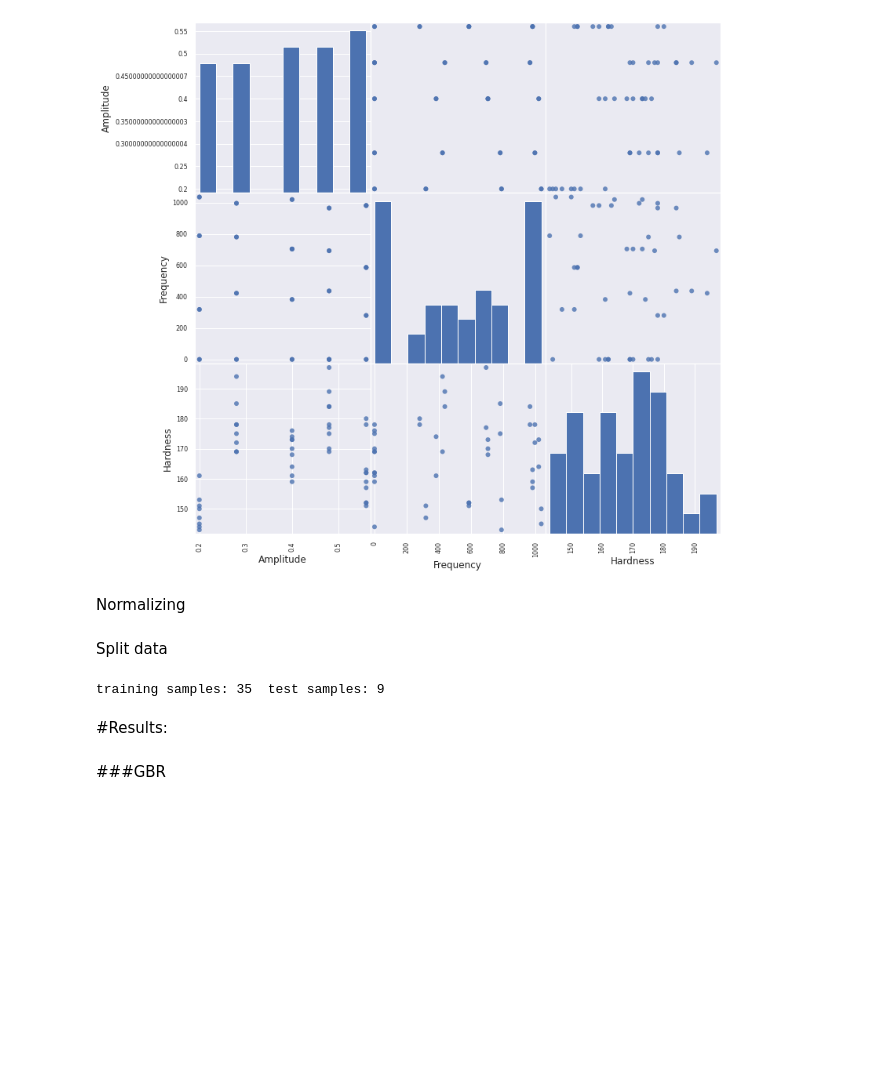
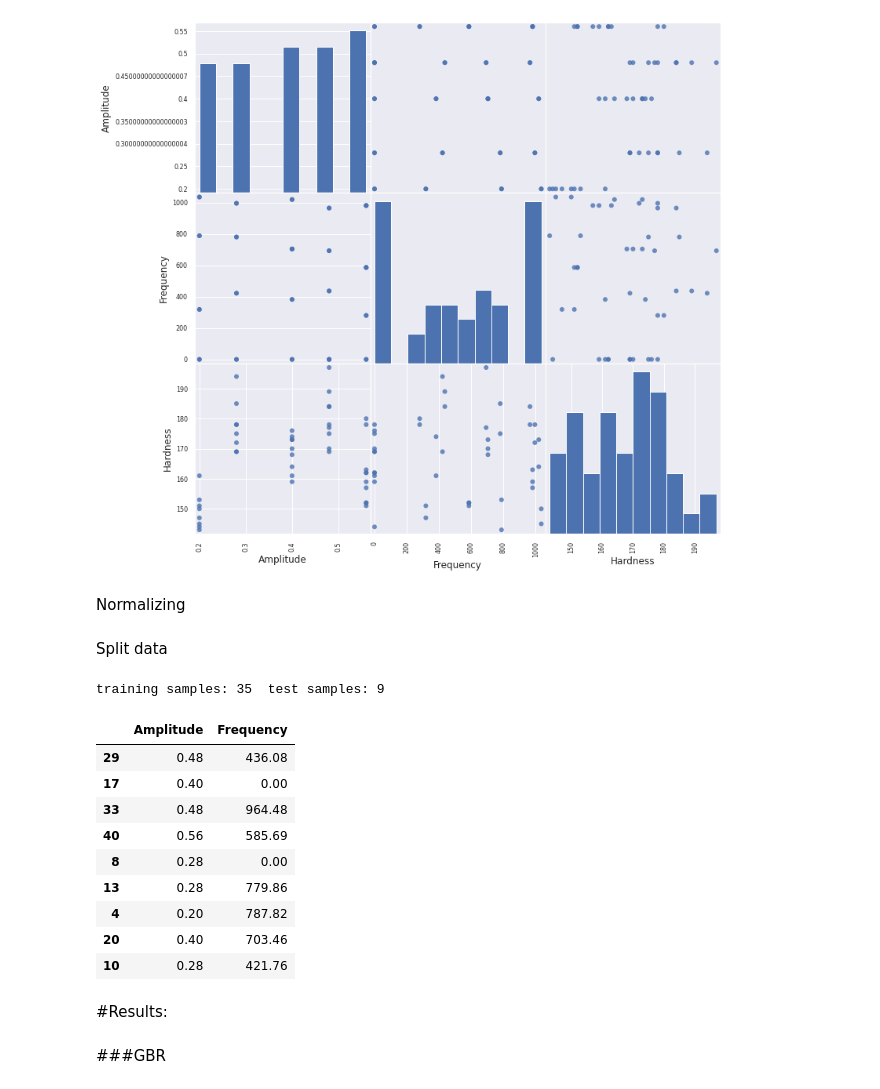
Before and after one commit to GermanOmar/LaserVWC, a Jupyter notebook: LaserWelding1.ipynb, the cells around one changed output. Drawn from its saved outputs; the diff is of its cells as text; code cells hidden in the pictures; blank space fills up the shorter version.

```diff
--- a/LaserWelding1.ipynb
+++ b/LaserWelding1.ipynb
@@ -101,6 +101,19 @@ X_train, X_test, y_train, y_test = train_test_split(Xn, Yn, test_size=0.2, rando
 print('training samples:', X_train.shape[0],  ' test samples:', X_test.shape[0])
 # %% [output]
 training samples: 35  test samples: 9
+# %%
+X_test
+# %% [output]
+|  | Amplitude | Frequency |
+| 29 | 0.48 | 436.08 |
+| 17 | 0.40 | 0.00 |
+| 33 | 0.48 | 964.48 |
+| 40 | 0.56 | 585.69 |
+| 8 | 0.28 | 0.00 |
+| 13 | 0.28 | 779.86 |
+| 4 | 0.20 | 787.82 |
+| 20 | 0.40 | 703.46 |
+| 10 | 0.28 | 421.76 |
 # %% [markdown]
 #Results:
 # %% [markdown]
```
Also changed, not shown: parts of 23 cells of this notebook.
